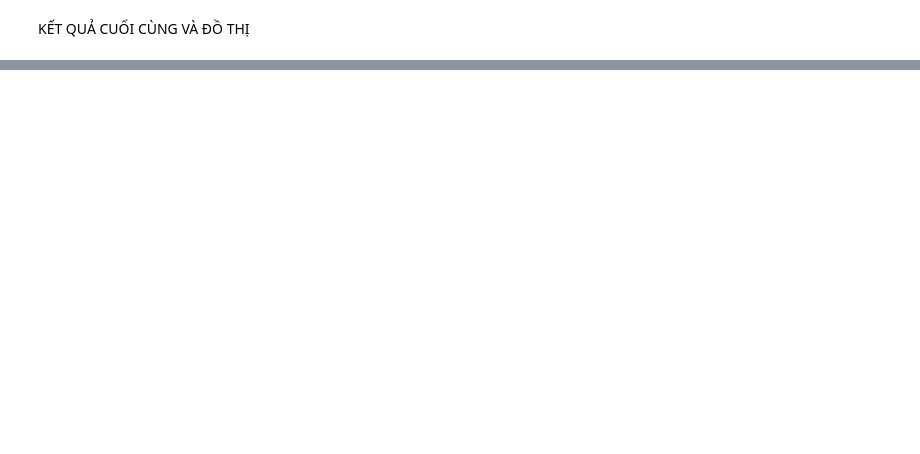
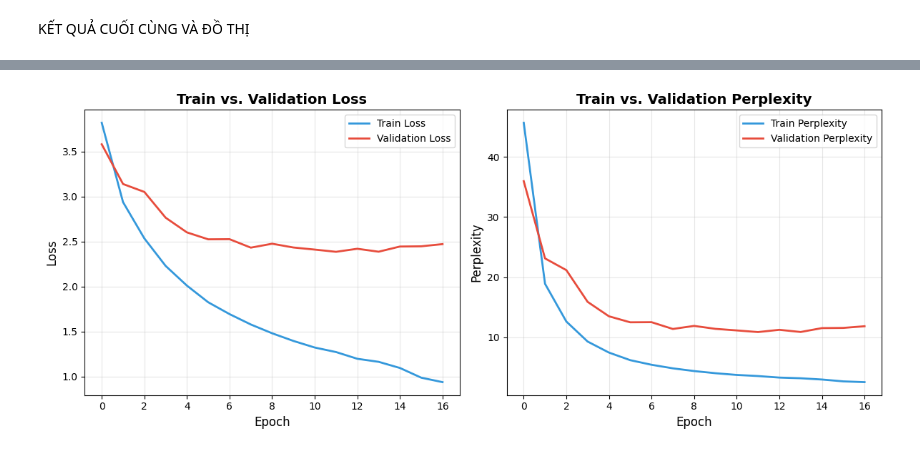
Before and after one commit to tonyinslytherin/Machine-Translation, a Jupyter notebook: main_translation_notebook.ipynb, the cells around one changed output, grey strips where cells are left out. Cells and saved outputs as stored; diff of their text form; code cells hidden in the pictures; blank space fills up the shorter version.

```diff
--- a/main_translation_notebook.ipynb
+++ b/main_translation_notebook.ipynb
@@ -190,0 +116,6 @@ RuntimeError: ❗Không thể tải dữ liệu đào tạo. Vui lòng kiểm tr
+# %%
+print("\n--- Sample Data ---")
+for i, (en_sentence, fr_sentence) in enumerate(train_data[:5]):
+    print(f"Example {i+1}:")
+    print(f"  EN: {en_sentence}")
+    print(f"  FR: {fr_sentence}")
@@ -474,30 +775,59 @@ def calculate_bleu_score(test_data_indices, model, device):
 # %% [markdown]
 KẾT QUẢ CUỐI CÙNG VÀ ĐỒ THỊ
 # %%
-# Tính toán BLEU Score
-print("\n--- 6.5. Đánh giá ---")
-bleu_score = calculate_bleu_score(test_data_indices, model, device)
-print(f"BLEU Score trên tập Test: {bleu_score*100:.2f}")
+# ============================================================
+# PLOT TRAINING CURVES
+# ============================================================
+print("\n" + "="*50)
+print("📈 TRAINING CURVES")
+print("="*50)
 
-# Ví dụ Dịch
-print("\n--- Ví dụ Dịch ---")
-example_sentence = "A man is eating spaghetti."
-translation_output = translate(example_sentence, en_vocab, fr_vocab, en_tokenizer, model, device)
-print(f"Câu nguồn (EN): {example_sentence}")
-print(f"Dịch (FR): {translation_output}")
+if 'train_losses' in globals() and 'valid_losses' in globals() and train_losses and valid_losses:
+    plt.figure(figsize=(12, 5))
 
+    # Loss plot
+    plt.subplot(1, 2, 1)
+    plt.plot(train_losses, label='Train Loss', linewidth=2, color='#3498db')
+    plt.plot(valid_losses, label='Validation Loss', linewidth=2, color='#e74c3c')
+    plt.title('Train vs. Validation Loss', fontsize=14, fontweight='bold')
+    plt.xlabel('Epoch', fontsize=12)
+    plt.ylabel('Loss', fontsize=12)
+    plt.legend(fontsize=10)
+    plt.grid(True, alpha=0.3)
 
-# Đồ thị Loss
-if train_losses and valid_losses:
-    plt.figure(figsize=(10, 5))
-    plt.plot(train_losses, label='Train Loss')
-    plt.plot(valid_losses, label='Validation Loss')
-    plt.title('Train vs. Validation Loss')
-    plt.xlabel('Epoch')
-    plt.ylabel('Loss')
-    plt.legend()
-    plt.grid(True)
+    # Perplexity plot
+    plt.subplot(1, 2, 2)
+    train_ppl = [np.exp(loss) for loss in train_losses]
+    valid_ppl = [np.exp(loss) for loss in valid_losses]
+    plt.plot(train_ppl, label='Train Perplexity', linewidth=2, color='#3498db')
+    plt.plot(valid_ppl, label='Validation Perplexity', linewidth=2, color='#e74c3c')
+    plt.title('Train vs. Validation Perplexity', fontsize=14, fontweight='bold')
+    plt.xlabel('Epoch', fontsize=12)
+    plt.ylabel('Perplexity', fontsize=12)
+    plt.legend(fontsize=10)
+    plt.grid(True, alpha=0.3)
 
-    # Lưu biểu đồ (Bắt buộc cho báo cáo)
-    plt.savefig('checkpoints/train_val_loss.png')
+    plt.tight_layout()
+
+    # Save the figure
+    plt.savefig('checkpoints/train_val_metrics.png', dpi=300, bbox_inches='tight')
+    print("\n✅ Training curves saved to 'checkpoints/train_val_metrics.png'")
     plt.show()
+
+    # Print final statistics
+    print("\n" + "="*50)
+    print("📋 TRAINING STATISTICS")
+    print("="*50)
+    print(f"Total Epochs Trained: {len(train_losses)}")
+    print(f"Best Validation Loss: {min(valid_losses):.3f}")
+    print(f"Best Validation Perplexity: {np.exp(min(valid_losses)):.3f}")
+    print(f"Final Train Loss: {train_losses[-1]:.3f}")
+    print(f"Final Validation Loss: {valid_losses[-1]:.3f}")
+    print(f"Best Epoch: {valid_losses.index(min(valid_losses)) + 1}")
+else:
+    print("\n⚠️  No training history found. Please train the model first.")
+
+print("\n" + "="*50)
+print("✅ EVALUATION COMPLETE")
+print("="*50)
+# %% [output]
@@ -503,0 +839 @@ if train_losses and valid_losses:
+[figure, added]
```
Also changed, not shown: parts of 12 cells of this notebook, 1 other file.
